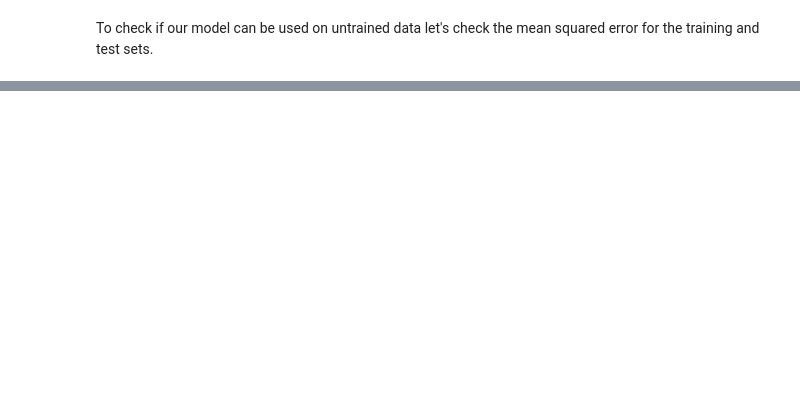
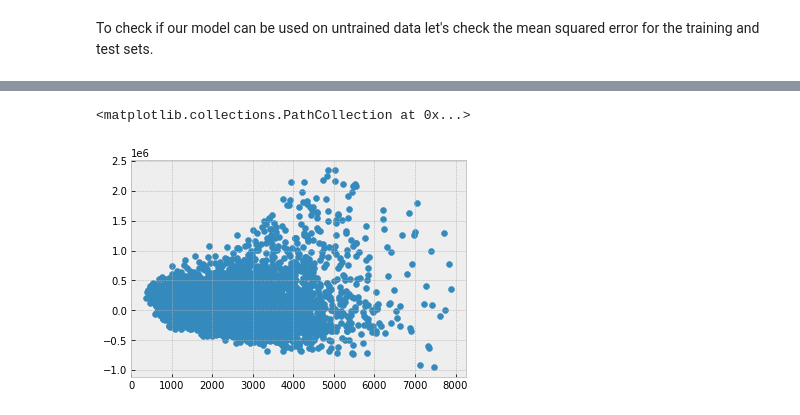
Before and after one commit to cschneck7/phase-2-project, a Jupyter notebook: EDA_and_Modelling.ipynb, the cells around one changed output, grey strips where cells are left out. Saved outputs shown, nothing was run; the diff lists cells and outputs as text; code cells hidden in the pictures; blank space fills up the shorter version.

```diff
--- a/EDA_and_Modelling.ipynb
+++ b/EDA_and_Modelling.ipynb
@@ -639,15 +1000,15 @@ Where `C` is our constant, and `a` is the coeffiecient to feature x<sub>i</sub>.
 To check if our model can be used on untrained data let's check the mean squared error for the training and test sets.
 # %%
 # Final Model
-final_model = model3
+final_model = model4
 
 # Final Models training data
-X_train_final = X_train_log
-y_train_final = y_train_log
+X_train_final = X_train_model4
+y_train_final = y_train
 
 # Final Models test data
-X_test_final = dp.log_columns(X_test, log_cols)
-y_test_final = dp.log_columns(y_test)
+X_test_final = X_test.drop(columns=['bedrooms', 'bathrooms'], axis=1)
+y_test_final = y_test
 
-print('Training Set Mean Squared Error: {}'.format(round(dp.mse(final_model, X_train_final, y_train_final), 4)))
-print('Training Set Mean Squared Error: {}'.format(round(dp.mse(final_model, X_test_final, y_test_final), 4)))
+# print('Training Set Mean Squared Error: {}'.format(round(dp.mse(final_model, X_train_final, y_train_final), 4)))
+# print('Training Set Mean Squared Error: {}'.format(round(dp.mse(final_model, X_test_final, y_test_final), 4)))
@@ -692,0 +1027,4 @@ What helped me come to the conclusion that using a log function on the target va
+# %%
+X_temp = X_train_final.copy()
+X_temp['resid'] = final_model.resid
+X_temp.head()
@@ -692,0 +1038,5 @@ What helped me come to the conclusion that using a log function on the target va
+# %%
+plt.scatter(X_temp.sqft_living, X_temp.resid)
+# %% [output]
+<matplotlib.collections.PathCollection at 0x...>
+[figure, added]
```
Also changed, not shown: parts of 52 cells of this notebook, 2 other files.
